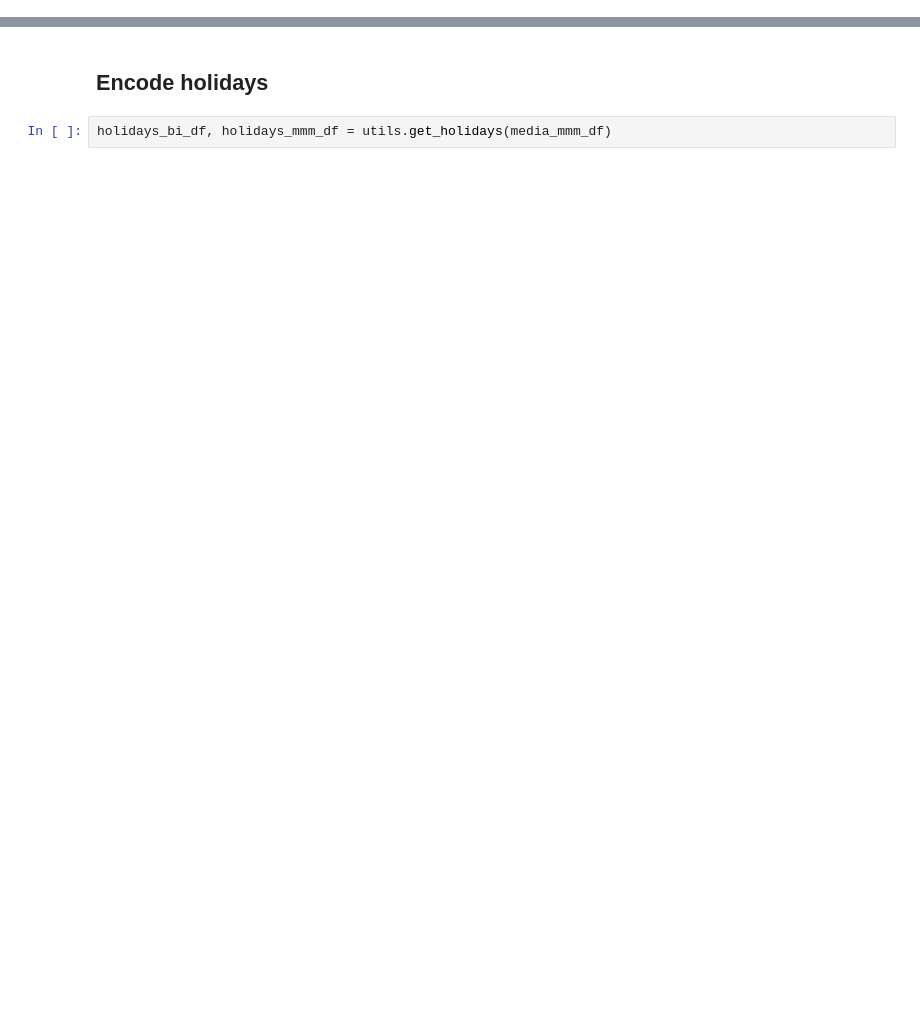
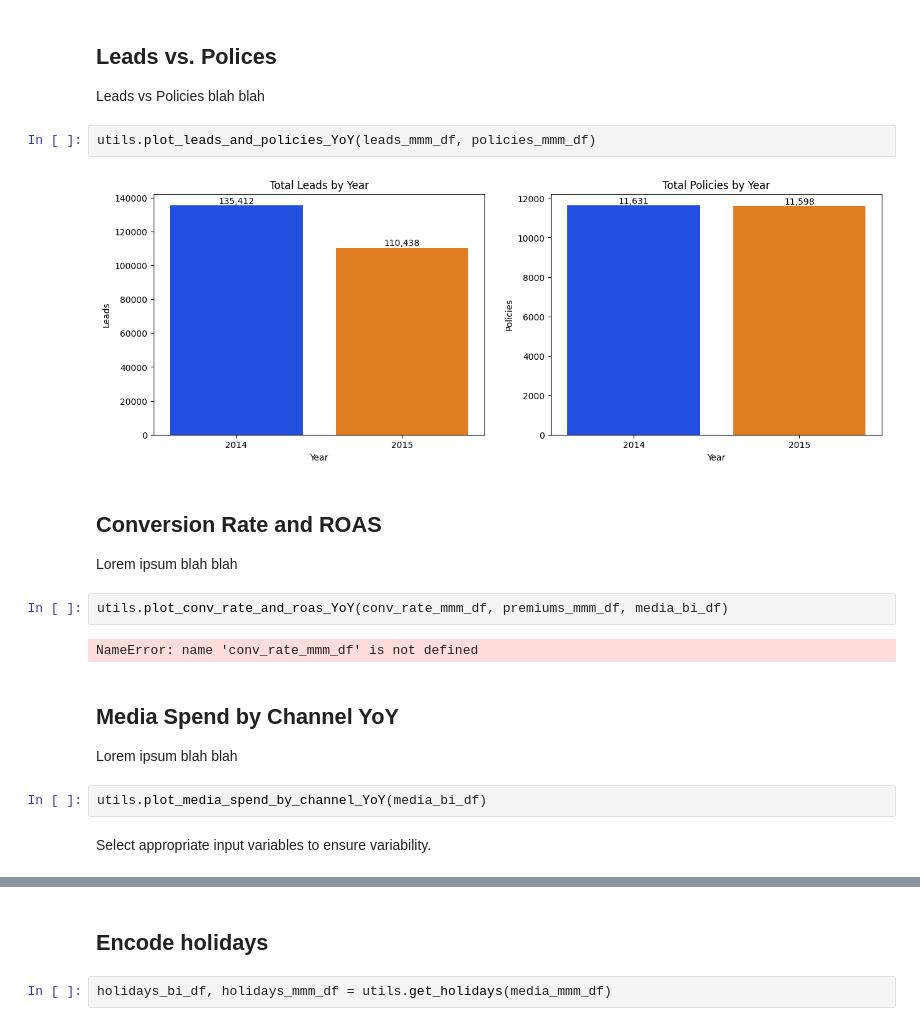
Before and after one commit to datastudios/mmm, a Jupyter notebook: 1_Profile.ipynb, the cells around one changed output, grey strips where cells are left out. Drawn from its saved outputs; the diff is of its cells as text; blank space fills up the shorter version.

```diff
--- a/1_Profile.ipynb
+++ b/1_Profile.ipynb
@@ -63,0 +167,24 @@ conv_rate_mmm_df = conv_rate_mmm_df[['week_of', 'conv_rate']]
+# %% [markdown]
+## Leads vs. Polices
+
+Leads vs Policies blah blah
+# %%
+utils.plot_leads_and_policies_YoY(leads_mmm_df, policies_mmm_df)
+# %% [output]
+[figure, added]
+# %% [markdown]
+## Conversion Rate and ROAS
+
+Lorem ipsum blah blah
+# %%
+utils.plot_conv_rate_and_roas_YoY(conv_rate_mmm_df, premiums_mmm_df, media_bi_df)
+# %% [output]
+NameError: name 'conv_rate_mmm_df' is not defined
+# %% [markdown]
+## Media Spend by Channel YoY
+
+Lorem ipsum blah blah
+# %%
+utils.plot_media_spend_by_channel_YoY(media_bi_df)
+# %% [markdown]
+Select appropriate input variables to ensure variability.
```
Also changed, not shown: parts of 45 cells of this notebook.
